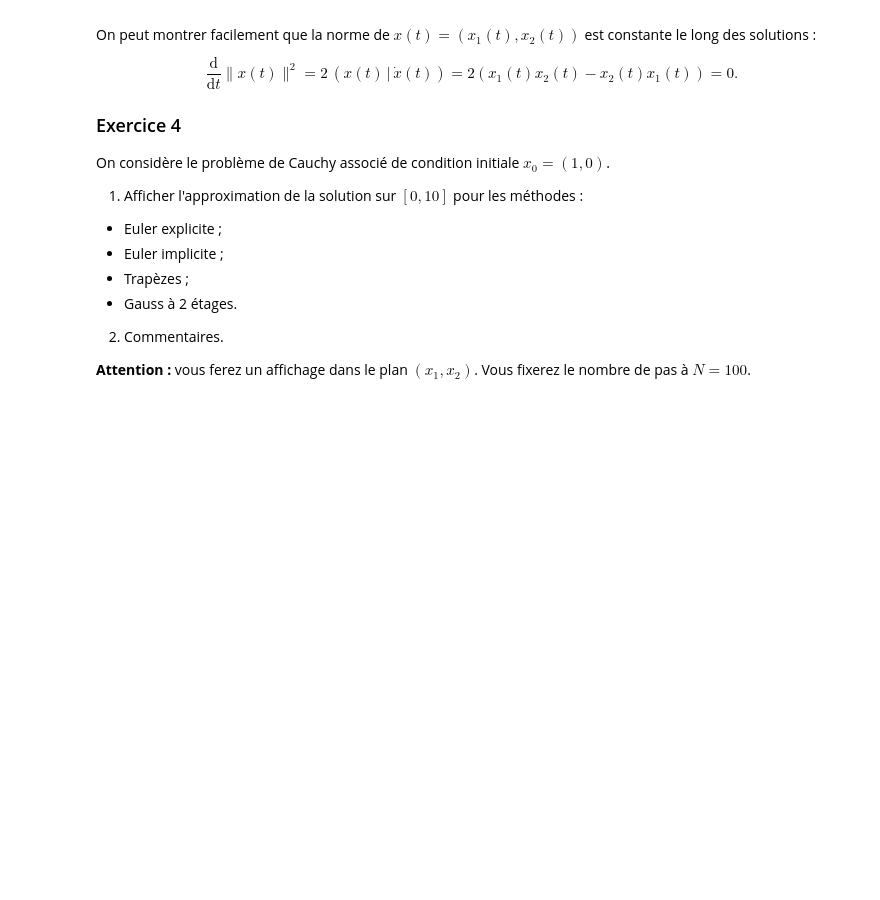
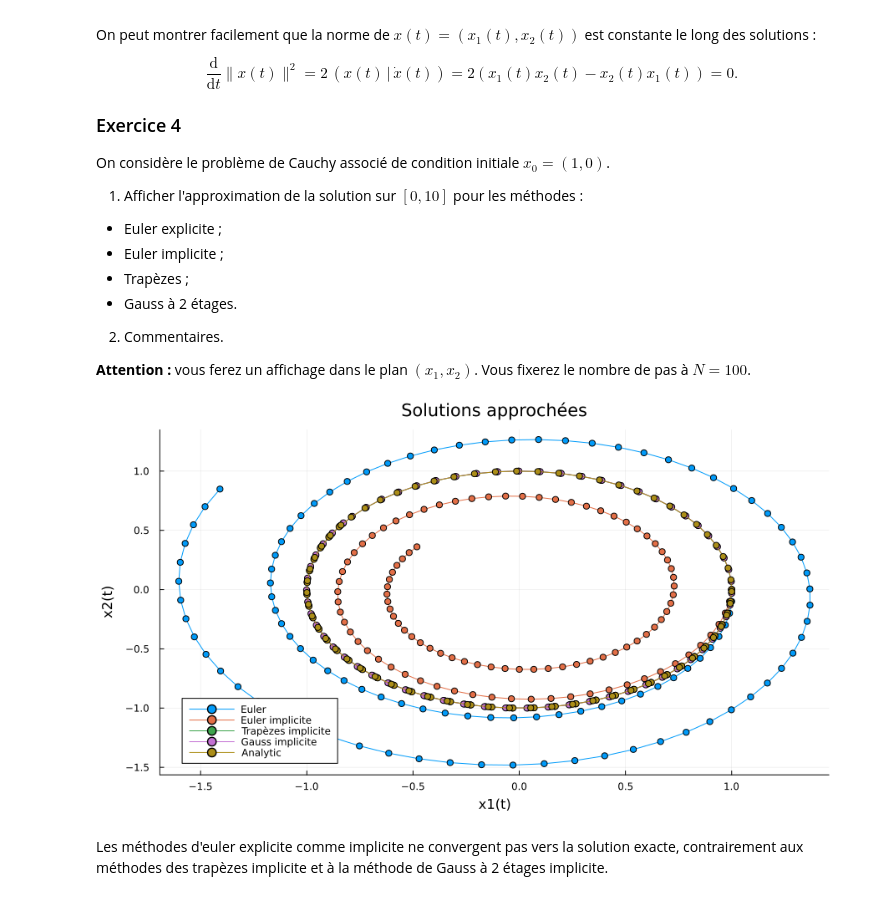
Before and after one commit to f-debrandois/N7_A3, a Jupyter notebook: S7/Calcul_diff/tp/rk_implicites_FOUCHER_Felix.ipynb, the cells around one changed output. Saved outputs shown, nothing was run; the diff lists cells and outputs as text; code cells hidden in the pictures; blank space fills up the shorter version.

```diff
--- a/S7/Calcul_diff/tp/rk_implicites_FOUCHER_Felix.ipynb
+++ b/S7/Calcul_diff/tp/rk_implicites_FOUCHER_Felix.ipynb
@@ -499,0 +501,48 @@ On considère le problème de Cauchy associé de condition initiale $x_0 = (1, 0
+# %%
+# Définition du problème de Cauchy
+f2(t, x) = [x[2], -x[1]]    # Second membre f(t, x)
+X0 = [1.0, 0]               # Condition initiale
+tspan2 = (0.0, 10.0);       # Intervalle de temps
+# %%
+# Solution analytique
+function sol2(t)
+    A = [0 1; -1 0]
+    return exp(A*t)*X0
+end;
+# %%
+# Implémentation de la méthode d'Euler explicite
+function euler(f, x0, tspan, N)
+    t0, tf = tspan
+    h = (tf - t0) / N
+    t = t0
+    x = x0
+    ts = [t0]
+    xs = [x0]
+    for i in 1:N
+        x = x + h*f(t, x)
+        t = t + h
+        push!(ts, t)
+        push!(xs, x)
+    end
+    return ts, xs
+end;
+# %%
+# Affichage des résultats
+Nspan  = 100
+
+methods = [:euler, :euler_implicite, :trapezes_implicite, :gauss2_implicite]
+plot(size=(900, 500))
+
+for method in methods
+    method_func, method_name, methode_stages = method_infos(method)
+    _, xs = method_func(f2, X0, tspan2, Nspan)
+    plot!([x[1] for x in xs], [x[2] for x in xs], label=method_name, marker=:circle)
+end
+t_scale = range(tspan2[1], tspan2[2], length=Nspan+1)
+plot!([sol2(t)[1] for t in t_scale], [sol2(t)[2] for t in t_scale], label="Analytic", marker=:circle)
+
+plot!(title="Solutions approchées", xlabel="x1(t)", ylabel="x2(t)", left_margin=15px, bottom_margin=15px, top_margin=10px, right_margin=15px)
+# %% [output]
+[figure, added]
+# %% [markdown]
+Les méthodes d'euler explicite comme implicite ne convergent pas vers la solution exacte, contrairement aux méthodes des trapèzes implicite et à la méthode de Gauss à 2 étages implicite.
```
Also changed, not shown: parts of 8 cells of this notebook.
